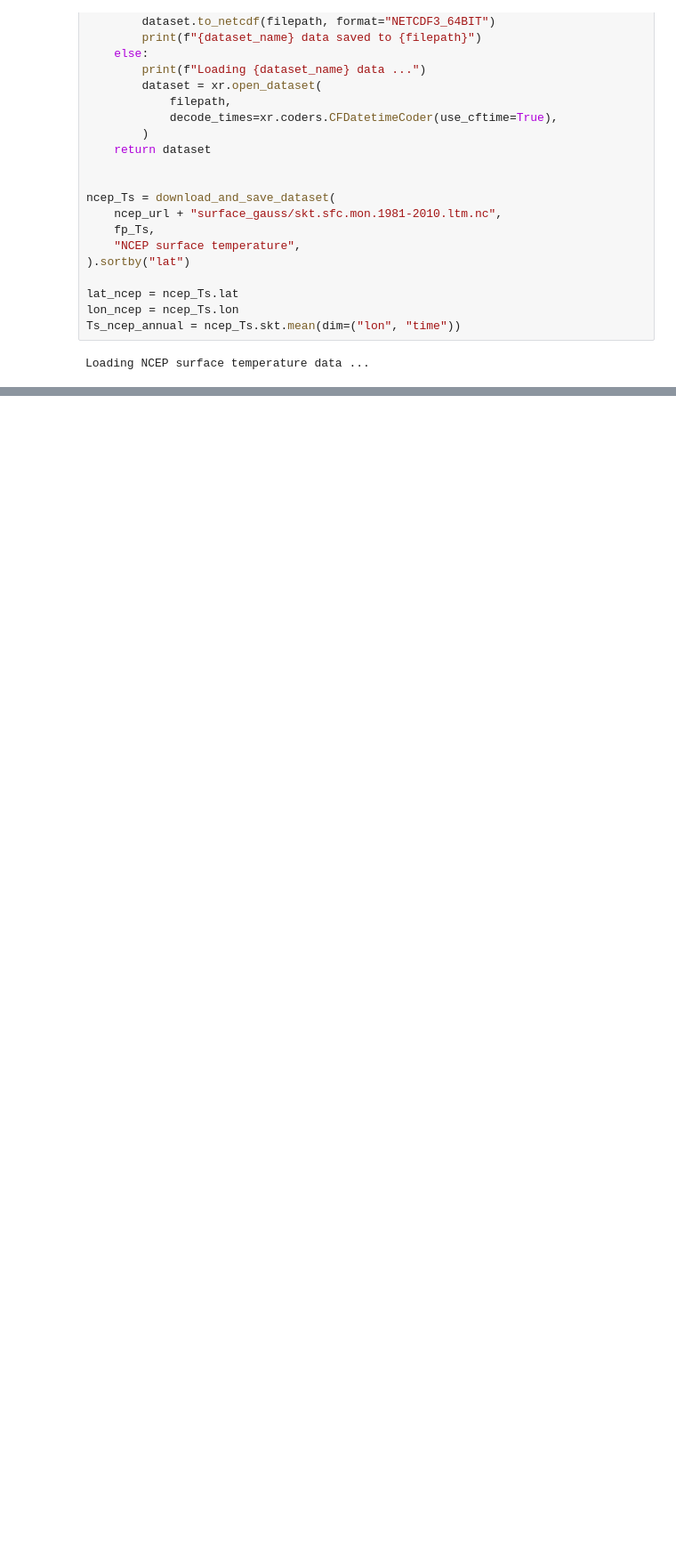
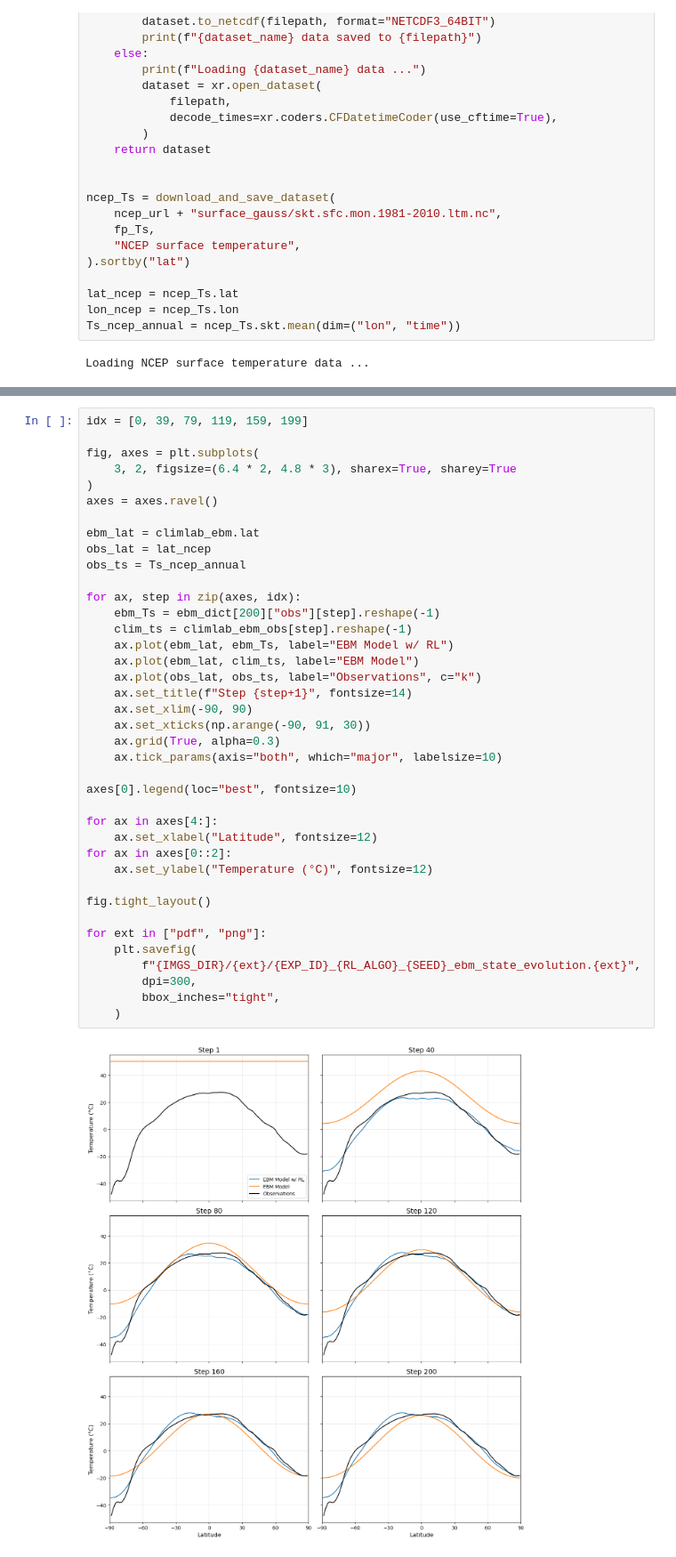
Before and after one commit to p3jitnath/climate-rl-fedRL, a Jupyter notebook: notebooks/EBM 1.90 - Read climlab States.ipynb, the cells around one changed output, grey strips where cells are left out. Shown at 89% size. Saved outputs shown, nothing was run; the diff lists cells and outputs as text; blank space fills up the shorter version.

```diff
--- a/notebooks/EBM 1.90 - Read climlab States.ipynb
+++ b/notebooks/EBM 1.90 - Read climlab States.ipynb
@@ -102,0 +116,41 @@ ax.grid()
+# %%
+idx = [0, 39, 79, 119, 159, 199]
+
+fig, axes = plt.subplots(
+    3, 2, figsize=(6.4 * 2, 4.8 * 3), sharex=True, sharey=True
+)
+axes = axes.ravel()
+
+ebm_lat = climlab_ebm.lat
+obs_lat = lat_ncep
+obs_ts = Ts_ncep_annual
+
+for ax, step in zip(axes, idx):
+    ebm_Ts = ebm_dict[200]["obs"][step].reshape(-1)
+    clim_ts = climlab_ebm_obs[step].reshape(-1)
+    ax.plot(ebm_lat, ebm_Ts, label="EBM Model w/ RL")
+    ax.plot(ebm_lat, clim_ts, label="EBM Model")
+    ax.plot(obs_lat, obs_ts, label="Observations", c="k")
+    ax.set_title(f"Step {step+1}", fontsize=14)
+    ax.set_xlim(-90, 90)
+    ax.set_xticks(np.arange(-90, 91, 30))
+    ax.grid(True, alpha=0.3)
+    ax.tick_params(axis="both", which="major", labelsize=10)
+
+axes[0].legend(loc="best", fontsize=10)
+
+for ax in axes[4:]:
+    ax.set_xlabel("Latitude", fontsize=12)
+for ax in axes[0::2]:
+    ax.set_ylabel("Temperature (°C)", fontsize=12)
+
+fig.tight_layout()
+
+for ext in ["pdf", "png"]:
+    plt.savefig(
+        f"{IMGS_DIR}/{ext}/{EXP_ID}_{RL_ALGO}_{SEED}_ebm_state_evolution.{ext}",
+        dpi=300,
+        bbox_inches="tight",
+    )
+# %% [output]
+[figure, added]
```
Also changed, not shown: parts of 6 cells of this notebook, 36 other files.
